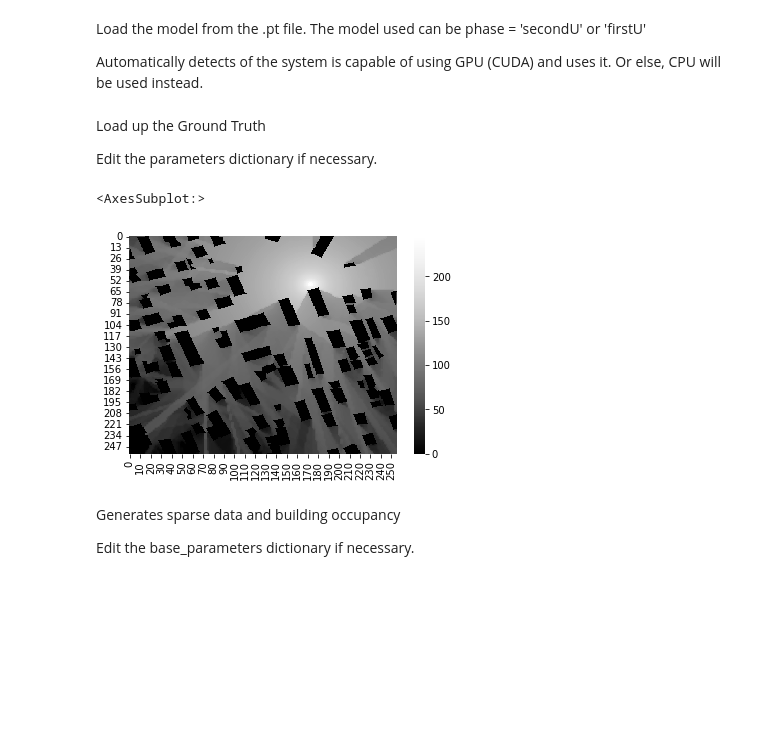
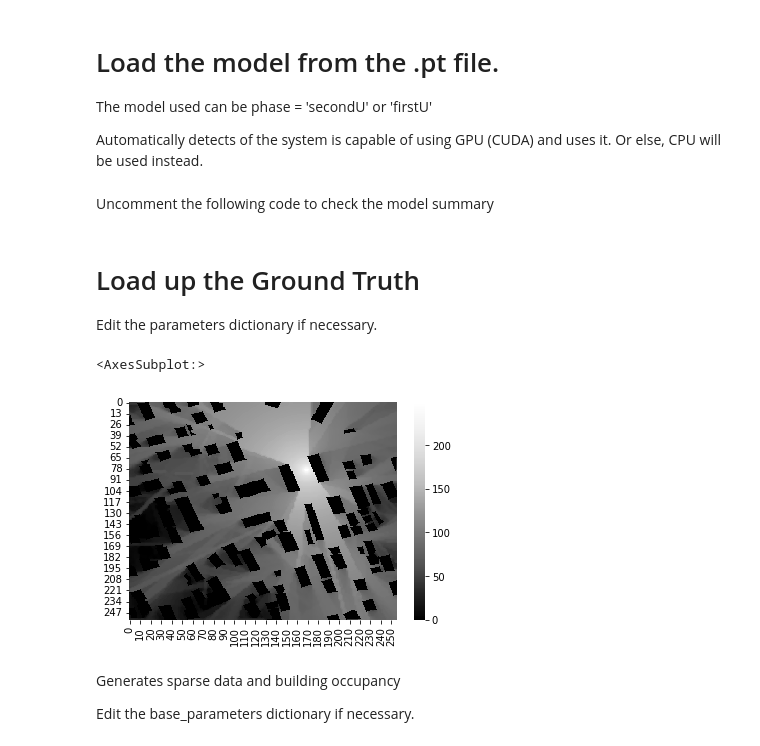
Before and after one commit to thekopiman/REUNET, a Jupyter notebook: reunet_demo.ipynb, the cells around one changed output. Cells and saved outputs as stored; diff of their text form; code cells hidden in the pictures; blank space fills up the shorter version.

Commit message:
Minor updates
- Added torchsummary
- Updated the Demo image and Results to reflect the parameters set in this README
- Clean up the README

```diff
--- a/reunet_demo.ipynb
+++ b/reunet_demo.ipynb
@@ -14,6 +14,6 @@ np.random.seed(1)
 %matplotlib inline
 # %% [markdown]
-Load the model from the .pt file.
+# Load the model from the .pt file.
 The model used can be phase = 'secondU' or 'firstU'
 
 Automatically detects of the system is capable of using GPU (CUDA) and uses it. Or else, CPU will be used instead.
@@ -25,3 +26,5 @@ if torch.cuda.is_available():
     model.load_state_dict(torch.load(model_path))
 else:
     model.load_state_dict(torch.load(model_path, map_location=torch.device('cpu')))
+# %% [markdown]
+Uncomment the following code to check the model summary
@@ -28,5 +36,5 @@ else:
 # %% [markdown]
-Load up the Ground Truth
+# Load up the Ground Truth
 
 Edit the parameters dictionary if necessary.
 # %%
@@ -34,38 +42,40 @@ sample = Reunet(model=model)
 sample_kriging = Kriging()
 folder_paths = {
     'multi' : 'REUNETDataMulti',
-    'single' : 'REUNETData'
+    'single' : 'REUNETData',
+    'singlex64': 'REUNETData64',
+    'singlex128': 'REUNETData128',
 }
 
 ########################################################
 #
 # Edit the commonly used parameters here!
 #
 ########################################################
 
 folder_path = folder_paths['single']    # Edit single/multi
 idx = 618                              # Map idx choose from 0 to 700.
 measurements = 50                      # Total number of sensor measurements
 
 # Blocking radius | Put 0 if you do not want to block. Ranges from 0 to 128. | Indicate min 1 even if you use your own image
 # Might have error if the value is too high as there are no locations to place the sensors. (ie. dont block the whole map)
-blocking_radius = 1
+blocking_radius = 0
 
 
 parameters = {
-    'file_path' : folder_path+'/gain/IRT4/'+str(idx)+'_1.png', #file path / System_3CubeGrid.power.t001_05.r011.txt
+    'file_path' : folder_path+'/gain/IRT4/'+str(idx)+'_0.png', #file path / System_3CubeGrid.power.t001_05.r011.txt
     'file_type' : 'image', #image or wireless-insite | image is radiomapseer
     'interpolate' : True, #Pertaining to wireless-insite data only/ Ignore if using radiomapseer
     'areaofops' : None, # Tuple of (length, width) or None
 }
 sample.read_true_data(parameters['file_path'],file_type=parameters['file_type'], dimension_length=None, interpolate=parameters['interpolate'], areaofops=parameters['areaofops'])
 
 #Plotting
 ground_truth_heatmap = sns.heatmap(sample.true_data, cmap='Greys_r')
 ground_truth_heatmap
 # %% [output]
 <AxesSubplot:>
-[figure, old version]
+[figure, new version]
 # %% [markdown]
 Generates sparse data and building occupancy
 
```
Also changed, not shown: parts of 7 cells of this notebook, 2 other files.
